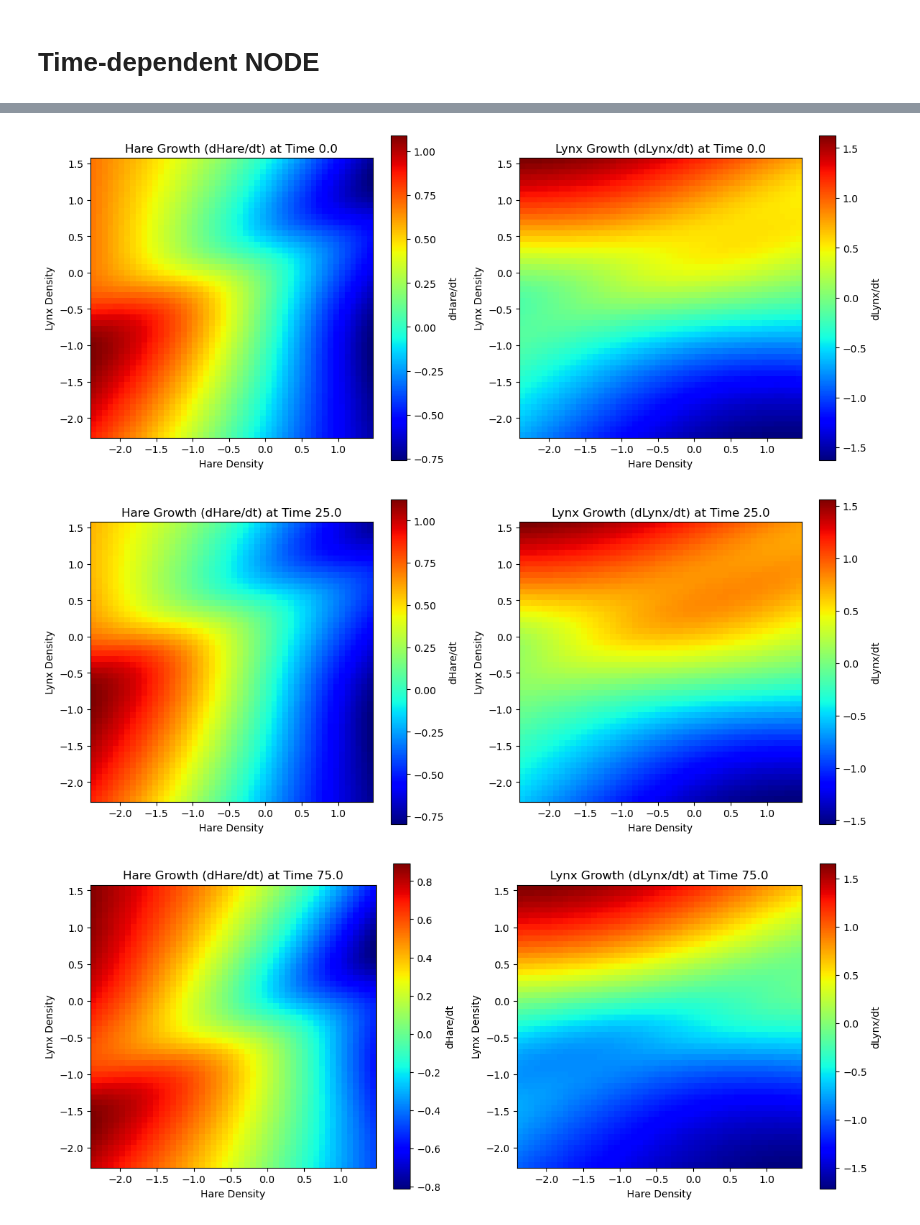
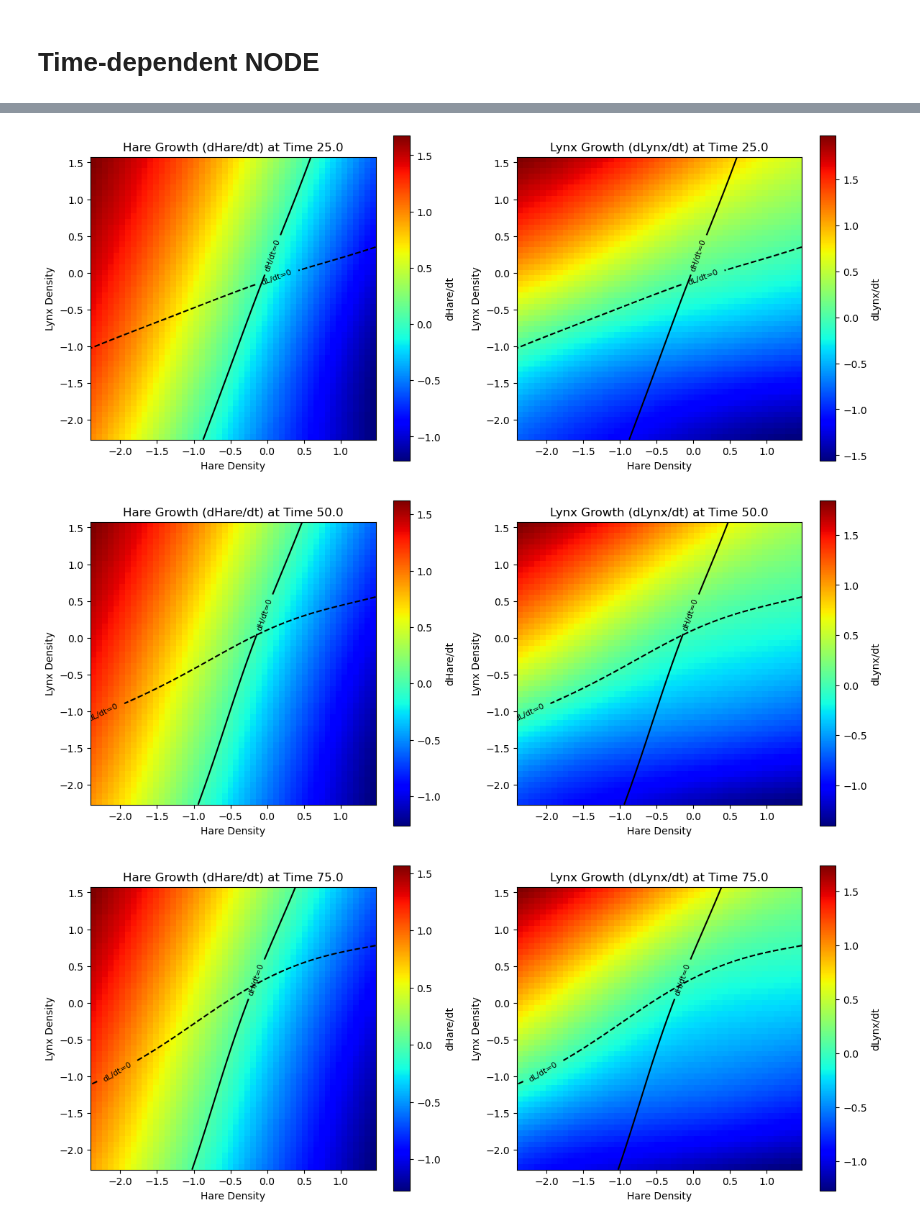
Before and after one commit to WillemBonnaffe/nodes-tutorial, a Jupyter notebook: i2_NODE_time_dependent.ipynb, the cells around one changed output, grey strips where cells are left out. Saved outputs shown, nothing was run; the diff lists cells and outputs as text; code cells hidden in the pictures.

Commit message:
Added trained weights.

```diff
--- a/i2_NODE_time_dependent.ipynb
+++ b/i2_NODE_time_dependent.ipynb
@@ -326,11 +279,15 @@ initial_conditions = initial_conditions.to(DEVICE)
 ## Goal:
 ## Execute the training loop and evaluate the NODE model with time input on the hare-lynx dataset.
 
-for i in range(3):
+for t_max in [15, 30, 45, 60, 90]:
+
+    print(f"t_max = {t_max} years")
 
     ## Run training loop for model with time input
-    training_loop_time_dependent(model=predator_prey_ode_time_dependent, optimizer=optimizer_time_dependent, data=data_tensor[0:15], epochs=num_epochs)
-    training_loop_time_dependent(model=predator_prey_ode_time_dependent, optimizer=optimizer_time_dependent, data=data_tensor[0:30], epochs=num_epochs)
+    t0 = time.time()
+    training_loop_time_dependent(model=predator_prey_ode_time_dependent, optimizer=optimizer_time_dependent, data=data_tensor[0:t_max], epochs=num_epochs)
+    tf = time.time()
+    print(f"Runtime: {tf-t0:.2f}s")
 
     ## Evaluate model after training
     final_loss_time_dependent = evaluate_model_time_dependent(predator_prey_ode_time_dependent, data_tensor)
@@ -385,0 +369,15 @@ KeyboardInterrupt:
+# %%
+##################
+## LOAD WEIGHTS ##
+##################
+
+state_dict = torch.load("predator-prey-time-dependent-2026-02-02-1.pth", map_location="mps")
+predator_prey_ode_time_dependent.load_state_dict(state_dict)
+
+## Evaluate model after training
+predator_prey_ode_time_dependent.eval()  # important for inference
+final_loss_time_dependent = evaluate_model_time_dependent(predator_prey_ode_time_dependent, data_tensor)
+
+
+#
+###
@@ -554,34 +555,46 @@ def dynamics_grid_analysis_time_dependent(model, hare_range, lynx_range, time_va
     plt.imshow(hare_dynamics, extent=(hare_range[0], hare_range[1], lynx_range[0], lynx_range[1]), origin='lower', cmap='jet')
     plt.colorbar(label='dHare/dt')
     plt.xlabel("Hare Density")
     plt.ylabel("Lynx Density")
     plt.title(f"Hare Growth (dHare/dt) at Time {time_value}")
 
+    ## Null isoclines
+    CS1 = plt.contour(hare_grid.T, lynx_grid.T, hare_dynamics.T, levels=[0], colors='black', linewidths=1.5)
+    CS2 = plt.contour(hare_grid.T, lynx_grid.T, lynx_dynamics.T, levels=[0], colors='black', linewidths=1.5, linestyles='--')
+    plt.clabel(CS1, fmt='dH/dt=0', inline=True, fontsize=8)
+    plt.clabel(CS2, fmt='dL/dt=0', inline=True, fontsize=8)
+
     ## Plot heatmap for lynx population dynamics
     plt.subplot(1, 2, 2)
     plt.imshow(lynx_dynamics, extent=(hare_range[0], hare_range[1], lynx_range[0], lynx_range[1]), origin='lower', cmap='jet')
     plt.colorbar(label='dLynx/dt')
     plt.xlabel("Hare Density")
     plt.ylabel("Lynx Density")
     plt.title(f"Lynx Growth (dLynx/dt) at Time {time_value}")
+
+    ## Null isoclines
+    CS3 = plt.contour(hare_grid.T, lynx_grid.T, hare_dynamics.T, levels=[0], colors='black', linewidths=1.5)
+    CS4 = plt.contour(hare_grid.T, lynx_grid.T, lynx_dynamics.T, levels=[0], colors='black', linewidths=1.5, linestyles='--')
+    plt.clabel(CS3, fmt='dH/dt=0', inline=True, fontsize=8)
+    plt.clabel(CS4, fmt='dL/dt=0', inline=True, fontsize=8)
 
     plt.tight_layout()
     plt.show()
 
 
 ## Running dynamics grid analysis for the time-dependent model
 ## Define hare and lynx density ranges based on the observed data
 hare_min, hare_max = data_tensor[:, 0].min().item(), data_tensor[:, 0].max().item()
 lynx_min, lynx_max = data_tensor[:, 1].min().item(), data_tensor[:, 1].max().item()
 
 ## Execute analysis at different time values
-dynamics_grid_analysis_time_dependent(predator_prey_ode_time_dependent, hare_range=(hare_min, hare_max), lynx_range=(lynx_min, lynx_max), time_value=torch.tensor(0.0))
 dynamics_grid_analysis_time_dependent(predator_prey_ode_time_dependent, hare_range=(hare_min, hare_max), lynx_range=(lynx_min, lynx_max), time_value=torch.tensor(25.0))
+dynamics_grid_analysis_time_dependent(predator_prey_ode_time_dependent, hare_range=(hare_min, hare_max), lynx_range=(lynx_min, lynx_max), time_value=torch.tensor(50.0))
 dynamics_grid_analysis_time_dependent(predator_prey_ode_time_dependent, hare_range=(hare_min, hare_max), lynx_range=(lynx_min, lynx_max), time_value=torch.tensor(75.0))
 
 #
 ###
 # %% [output]
-[figure, old version]
+[figure, new version]
-[figure, old version]
+[figure, new version]
-[figure, old version]
+[figure, new version]
```
Also changed, not shown: parts of 11 cells of this notebook, 2 other files.
